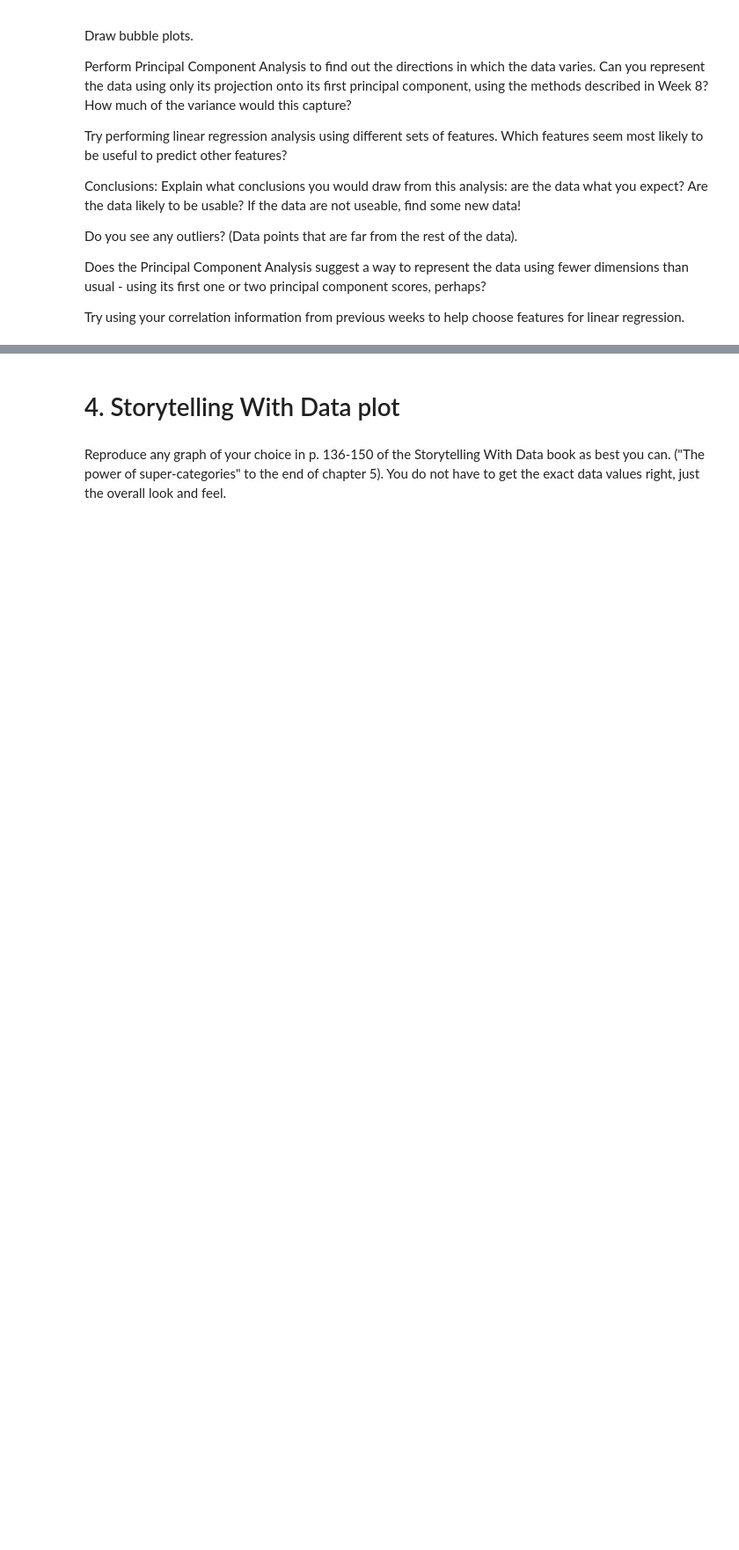
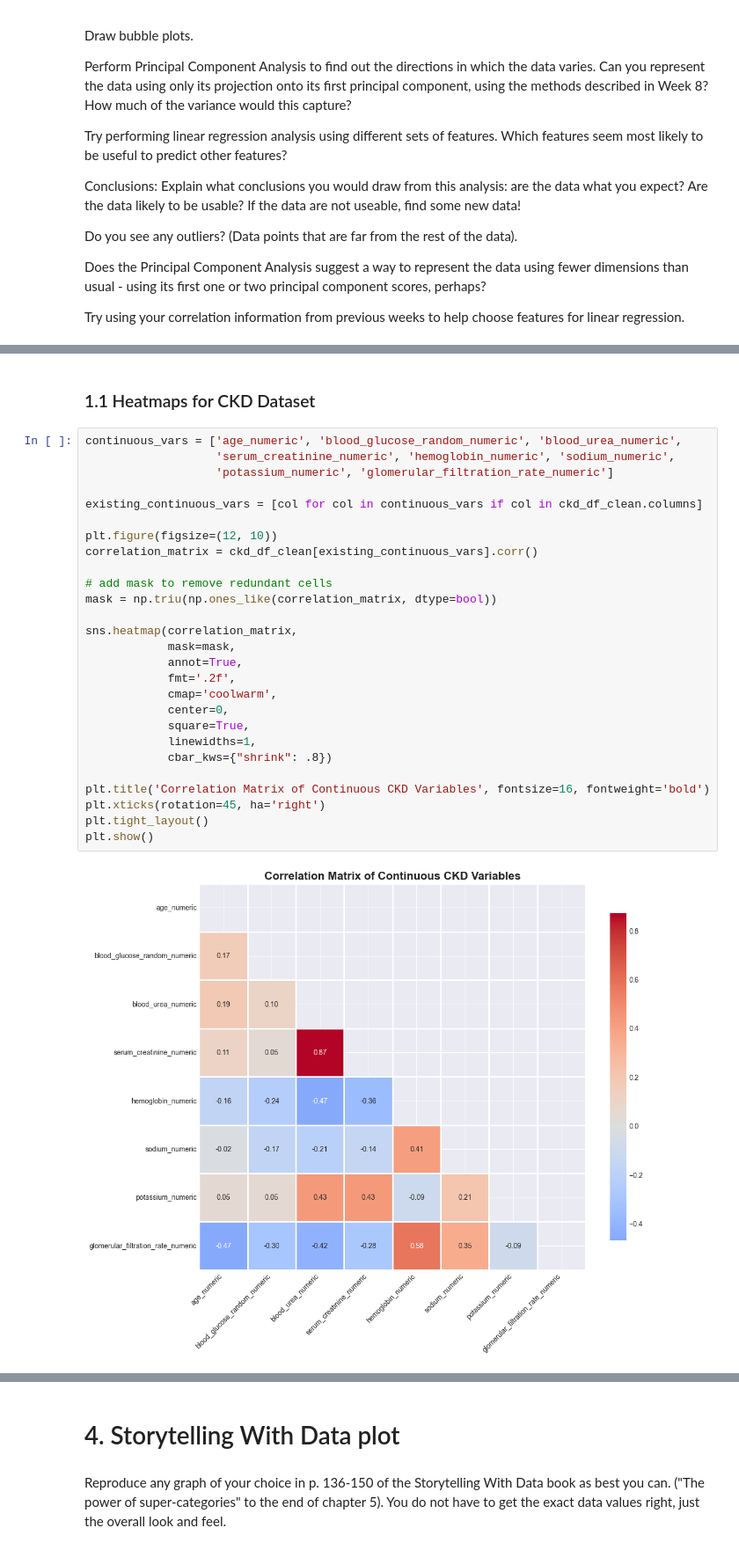
Before and after one commit to reynolkb-bu/bu-cds-dx699-2025-summer, a Jupyter notebook: notebooks/week-9/OMDS-ModB2-Week9-Reynolds-Kyle.ipynb, the cells around one changed output, grey strips where cells are left out. Shown at 88% size. Saved outputs shown, nothing was run; the diff lists cells and outputs as text; blank space fills up the shorter version.

```diff
--- a/notebooks/week-9/OMDS-ModB2-Week9-Reynolds-Kyle.ipynb
+++ b/notebooks/week-9/OMDS-ModB2-Week9-Reynolds-Kyle.ipynb
@@ -92,0 +195,31 @@ Try using your correlation information from previous weeks to help choose featur
+# %% [markdown]
+### 1.1 Heatmaps for CKD Dataset
+# %%
+continuous_vars = ['age_numeric', 'blood_glucose_random_numeric', 'blood_urea_numeric',
+                   'serum_creatinine_numeric', 'hemoglobin_numeric', 'sodium_numeric',
+                   'potassium_numeric', 'glomerular_filtration_rate_numeric']
+
+existing_continuous_vars = [col for col in continuous_vars if col in ckd_df_clean.columns]
+
+plt.figure(figsize=(12, 10))
+correlation_matrix = ckd_df_clean[existing_continuous_vars].corr()
+
+# add mask to remove redundant cells
+mask = np.triu(np.ones_like(correlation_matrix, dtype=bool))
+
+sns.heatmap(correlation_matrix,
+            mask=mask,
+            annot=True,
+            fmt='.2f',
+            cmap='coolwarm',
+            center=0,
+            square=True,
+            linewidths=1,
+            cbar_kws={"shrink": .8})
+
+plt.title('Correlation Matrix of Continuous CKD Variables', fontsize=16, fontweight='bold')
+plt.xticks(rotation=45, ha='right')
+plt.tight_layout()
+plt.show()
+# %% [output]
+[figure, added]
```
Also changed, not shown: parts of 45 cells of this notebook.
